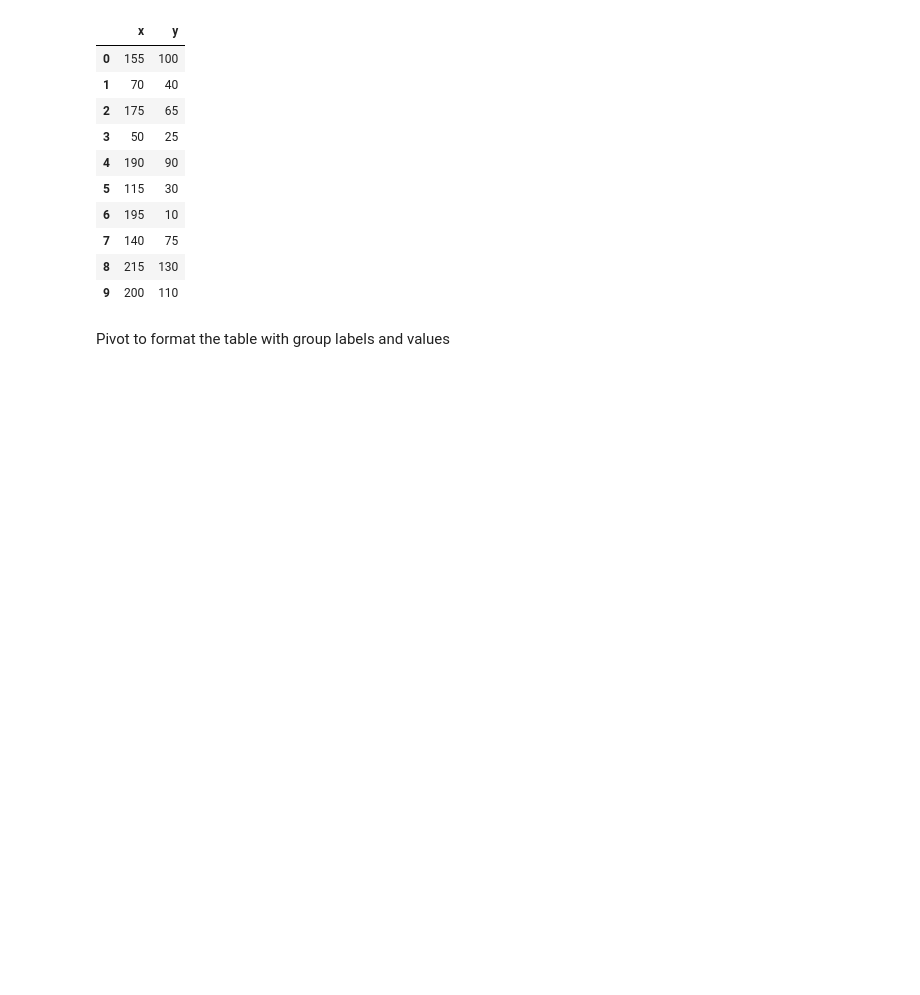
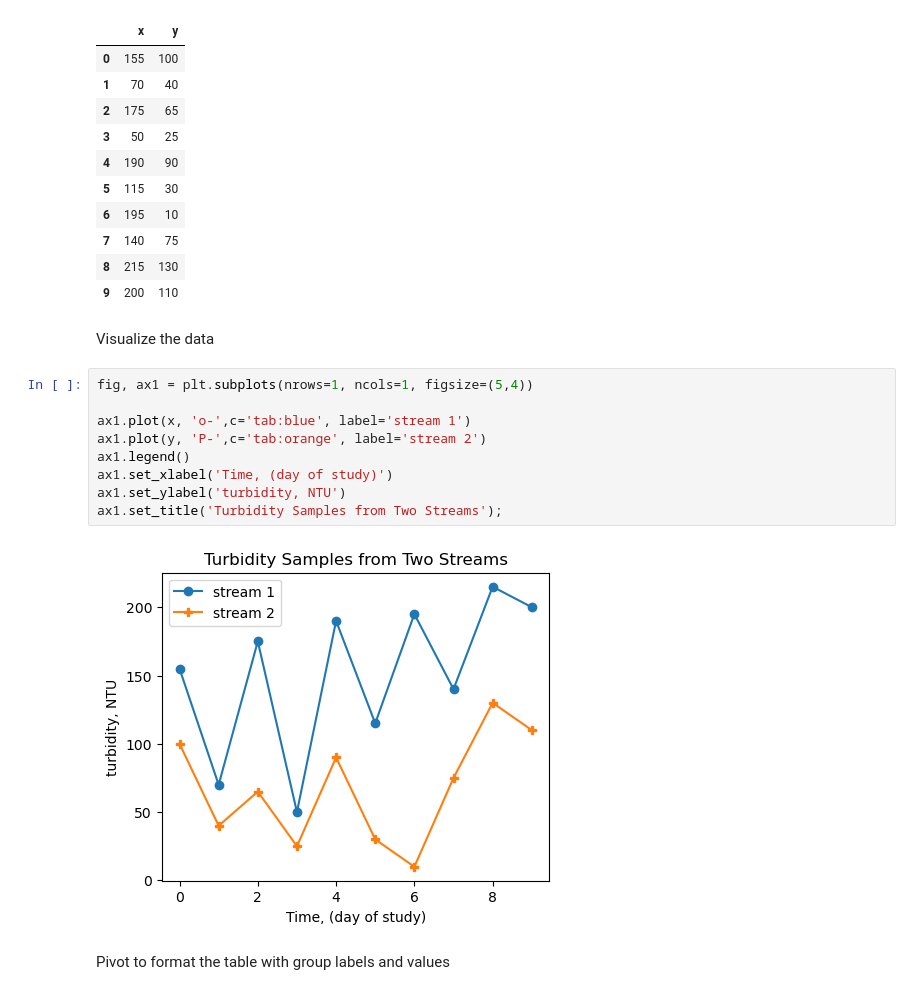
Before and after one commit to Mountain-Hydrology-Research-Group/data-analysis, a Jupyter notebook: book/modules/module3/lab3-1_solution.ipynb, the cells around one changed output. Saved outputs shown, nothing was run; the diff lists cells and outputs as text; blank space fills up the shorter version.

Commit message:
Add plots to notebook

```diff
--- a/book/modules/module3/lab3-1_solution.ipynb
+++ b/book/modules/module3/lab3-1_solution.ipynb
@@ -197,6 +197,19 @@ df
 | 7 | 140 | 75 |
 | 8 | 215 | 130 |
 | 9 | 200 | 110 |
+# %% [markdown]
+Visualize the data
+# %%
+fig, ax1 = plt.subplots(nrows=1, ncols=1, figsize=(5,4))
+
+ax1.plot(x, 'o-',c='tab:blue', label='stream 1')
+ax1.plot(y, 'P-',c='tab:orange', label='stream 2')
+ax1.legend()
+ax1.set_xlabel('Time, (day of study)')
+ax1.set_ylabel('turbidity, NTU')
+ax1.set_title('Turbidity Samples from Two Streams');
+# %% [output]
+[figure, added]
 # %% [markdown]
 Pivot to format the table with group labels and values
 # %%
```
Also changed, not shown: parts of 2 cells of this notebook.
